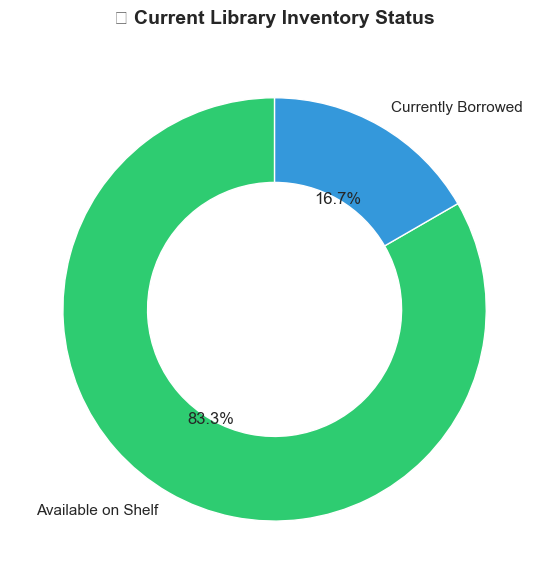
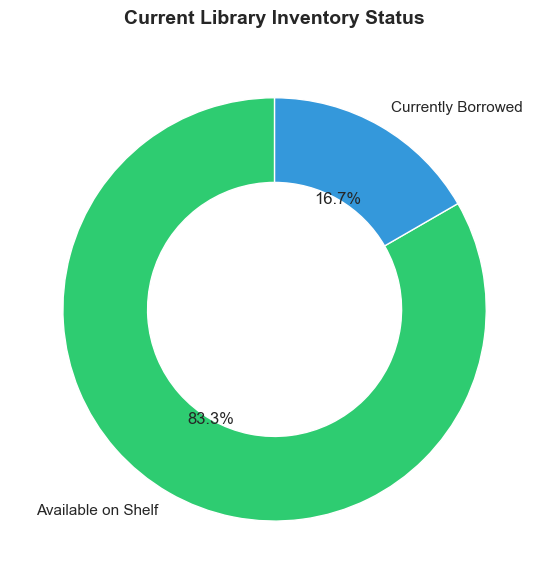
Unified diff of the notebook cell whose output changed from the first chart to the second:
--- before
+++ after
@@ -2,4 +2,8 @@
 ## Зробимо кругову діаграму (Donut Chart), 
 ## яка покаже співвідношення доступних та виданих книг у реальному часі.
+
+# Chart 2: Book status breakdown (Available vs Borrowed vs Overdue)
+import warnings
+warnings.filterwarnings('ignore')
 
 # Chart 2: Book status breakdown (Available vs Borrowed vs Overdue)
@@ -22,8 +26,8 @@
 colors = ['#2ecc71', '#3498db', '#e74c3c']
 
-plt.pie(df_status['count'], labels=df_status['status'], autopct='%1.1f%%', 
+plt.pie(df_status['count'], labels=df_status['status'], autopct='%1.1f%%',
         startangle=90, colors=colors, wedgeprops=dict(width=0.4, edgecolor='w'))
 
-plt.title('📖 Current Library Inventory Status', fontsize=14, fontweight='bold', pad=15)
+plt.title('Current Library Inventory Status', fontsize=14, fontweight='bold', pad=15)
 plt.tight_layout()
 plt.show()

Commit: Fix layout warnings and clean chart outputs